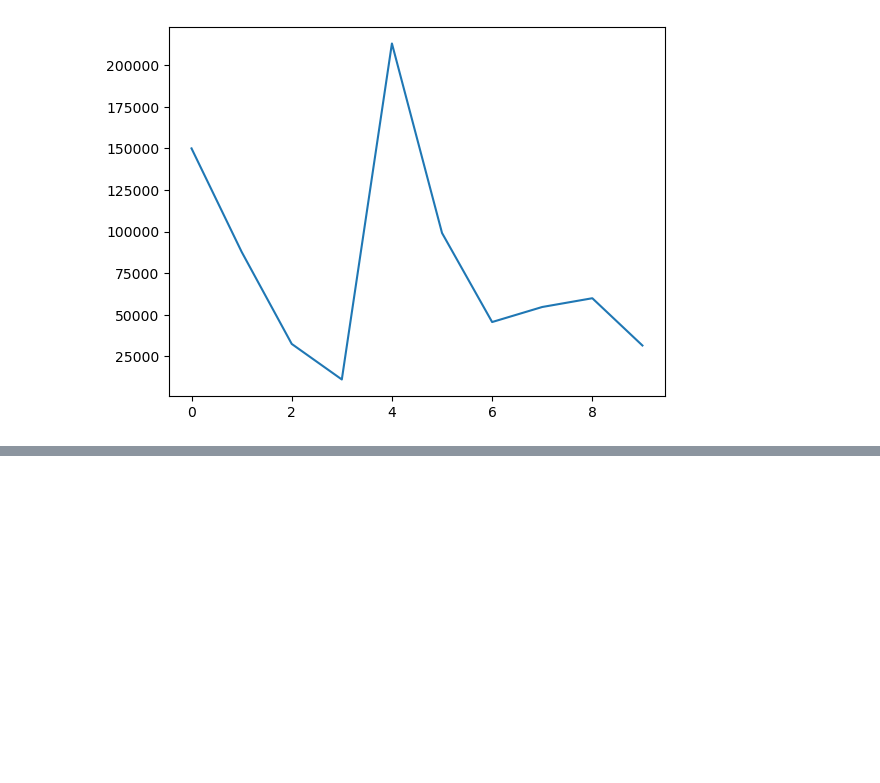
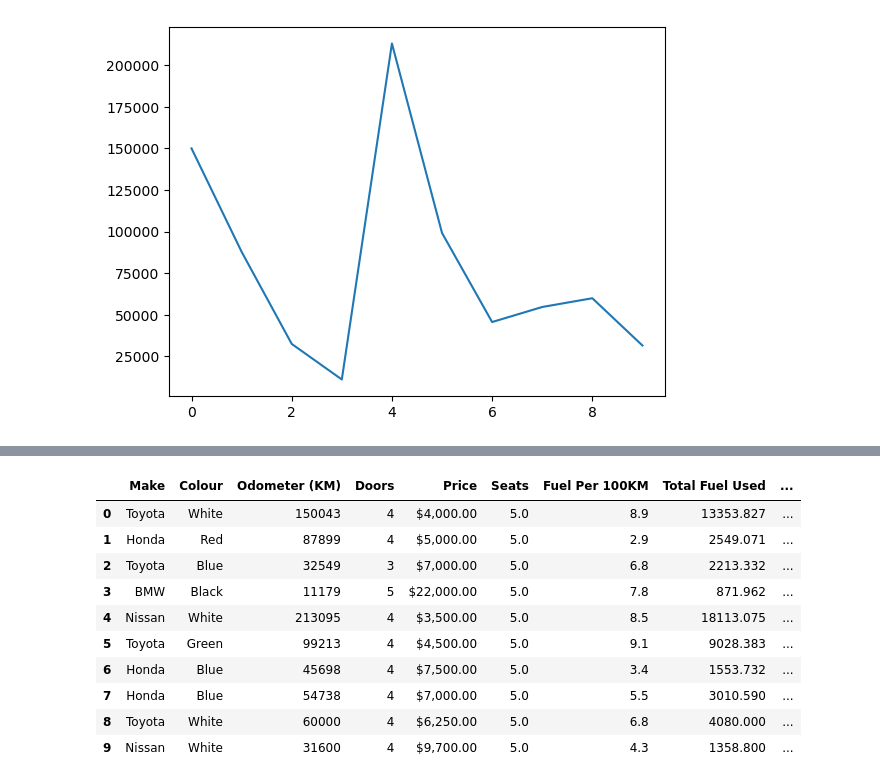
Before and after one commit to kalinduagathisi/sample-machine-learning-project, a Jupyter notebook: pandas-intro.ipynb, the cells around one changed output, grey strips where cells are left out. Cells and saved outputs as stored; diff of their text form; code cells hidden in the pictures; blank space fills up the shorter version.

```diff
--- a/pandas-intro.ipynb
+++ b/pandas-intro.ipynb
@@ -433,0 +436,4 @@ car_sales
+# %%
+# add new column called seats into car_sales
+car_sales["Seats"] = seats_columns
+car_sales
@@ -433,0 +452,2 @@ car_sales
+# %%
+car_sales.fillna({"Seats": 5}, inplace=True)
@@ -433,0 +468,4 @@ car_sales
+# %%
+fuel_per_100km = [8.9, 2.9, 6.8, 7.8, 8.5, 9.1, 3.4, 5.5, 6.8, 4.3]
+car_sales["Fuel Per 100KM"] = fuel_per_100km
+car_sales
@@ -433,0 +484,16 @@ car_sales
+# %%
+car_sales["Total Fuel Used (L)"] = car_sales["Fuel Per 100KM"]/100 * car_sales["Odometer (KM)"]
+# %%
+car_sales
+# %% [output]
+|  | Make | Colour | Odometer (KM) | Doors | Price | Seats | Fuel Per 100KM | Total Fuel Used | ... |
+| 0 | Toyota | White | 150043 | 4 | $4,000.00 | 5.0 | 8.9 | 13353.827 | ... |
+| 1 | Honda | Red | 87899 | 4 | $5,000.00 | 5.0 | 2.9 | 2549.071 | ... |
+| 2 | Toyota | Blue | 32549 | 3 | $7,000.00 | 5.0 | 6.8 | 2213.332 | ... |
+| 3 | BMW | Black | 11179 | 5 | $22,000.00 | 5.0 | 7.8 | 871.962 | ... |
+| 4 | Nissan | White | 213095 | 4 | $3,500.00 | 5.0 | 8.5 | 18113.075 | ... |
+| 5 | Toyota | Green | 99213 | 4 | $4,500.00 | 5.0 | 9.1 | 9028.383 | ... |
+| 6 | Honda | Blue | 45698 | 4 | $7,500.00 | 5.0 | 3.4 | 1553.732 | ... |
+| 7 | Honda | Blue | 54738 | 4 | $7,000.00 | 5.0 | 5.5 | 3010.590 | ... |
+| 8 | Toyota | White | 60000 | 4 | $6,250.00 | 5.0 | 6.8 | 4080.000 | ... |
+| 9 | Nissan | White | 31600 | 4 | $9,700.00 | 5.0 | 4.3 | 1358.800 | ... |
```
Also changed, not shown: parts of 43 cells of this notebook, 1 other file.
